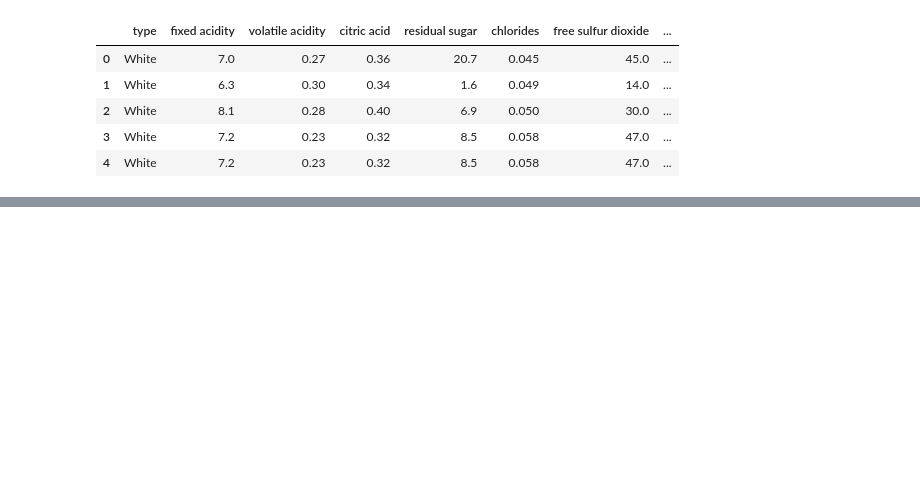
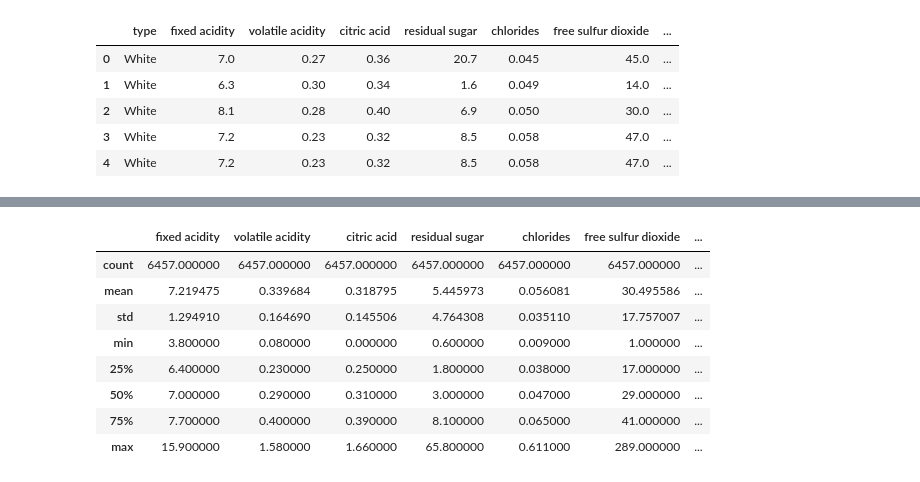
Before and after one commit to wendeljardel/teste-cognitivo-ai, a Jupyter notebook: Teste Cognitivo.AI.ipynb, the cells around one changed output, grey strips where cells are left out. Drawn from its saved outputs; the diff is of its cells as text; code cells hidden in the pictures; blank space fills up the shorter version.

```diff
--- a/Teste Cognitivo.AI.ipynb
+++ b/Teste Cognitivo.AI.ipynb
@@ -136,0 +36,2 @@ coeffecients
+# %%
+df = df.drop(["type"], axis=1)
@@ -136,0 +55,12 @@ coeffecients
+# %%
+df.describe()
+# %% [output]
+|  | fixed acidity | volatile acidity | citric acid | residual sugar | chlorides | free sulfur dioxide | ... |
+| count | 6457.000000 | 6457.000000 | 6457.000000 | 6457.000000 | 6457.000000 | 6457.000000 | ... |
+| mean | 7.219475 | 0.339684 | 0.318795 | 5.445973 | 0.056081 | 30.495586 | ... |
+| std | 1.294910 | 0.164690 | 0.145506 | 4.764308 | 0.035110 | 17.757007 | ... |
+| min | 3.800000 | 0.080000 | 0.000000 | 0.600000 | 0.009000 | 1.000000 | ... |
+| 25% | 6.400000 | 0.230000 | 0.250000 | 1.800000 | 0.038000 | 17.000000 | ... |
+| 50% | 7.000000 | 0.290000 | 0.310000 | 3.000000 | 0.047000 | 29.000000 | ... |
+| 75% | 7.700000 | 0.400000 | 0.390000 | 8.100000 | 0.065000 | 41.000000 | ... |
+| max | 15.900000 | 1.580000 | 1.660000 | 65.800000 | 0.611000 | 289.000000 | ... |
```
Also changed, not shown: parts of 56 cells of this notebook.
